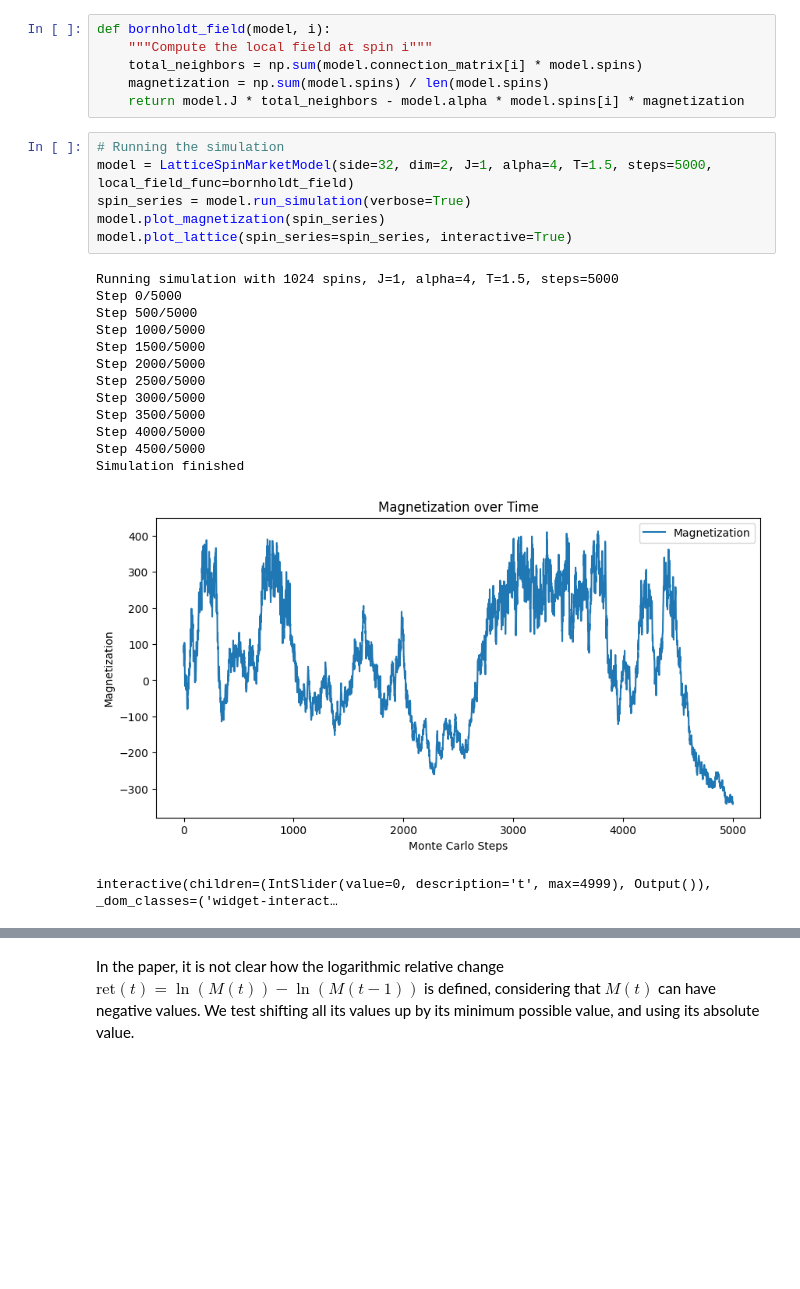
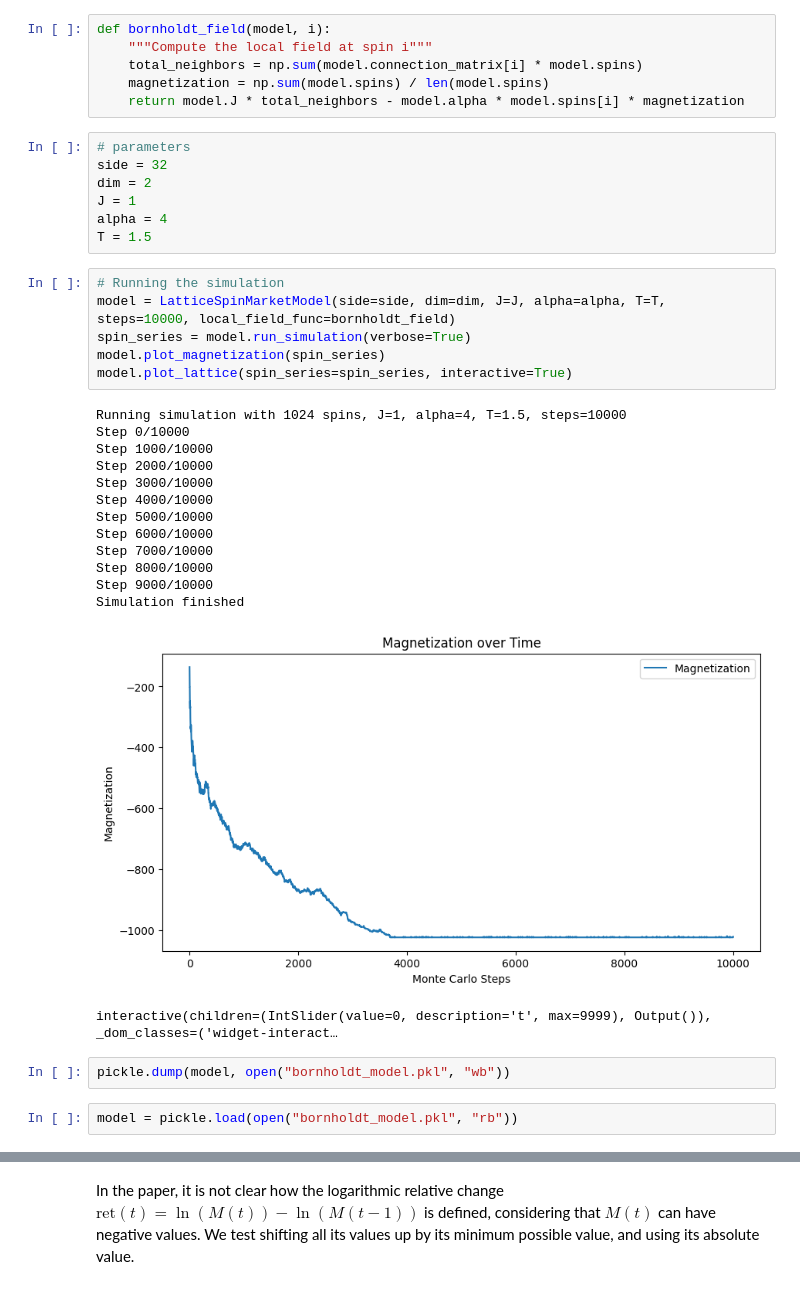
Before and after one commit to eghirardo/ising-markets, a Jupyter notebook: Code/Bornholdt.ipynb, the cells around one changed output, grey strips where cells are left out. Cells and saved outputs as stored; diff of their text form; blank space fills up the shorter version.

Commit message:
added logic for resuming simulations, continued reproducing results

```diff
--- a/Code/Bornholdt.ipynb
+++ b/Code/Bornholdt.ipynb
@@ -10,24 +11,35 @@ def bornholdt_field(model, i):
     total_neighbors = np.sum(model.connection_matrix[i] * model.spins)
     magnetization = np.sum(model.spins) / len(model.spins)
     return model.J * total_neighbors - model.alpha * model.spins[i] * magnetization
+# %%
+# parameters
+side = 32
+dim = 2
+J = 1
+alpha = 4
+T = 1.5
 # %%
 # Running the simulation
-model = LatticeSpinMarketModel(side=32, dim=2, J=1, alpha=4, T=1.5, steps=5000, local_field_func=bornholdt_field)
+model = LatticeSpinMarketModel(side=side, dim=dim, J=J, alpha=alpha, T=T, steps=10000, local_field_func=bornholdt_field)
 spin_series = model.run_simulation(verbose=True)
 model.plot_magnetization(spin_series)
 model.plot_lattice(spin_series=spin_series, interactive=True)
 # %% [output]
-Running simulation with 1024 spins, J=1, alpha=4, T=1.5, steps=5000
-Step 0/5000
-Step 500/5000
-Step 1000/5000
-Step 1500/5000
-Step 2000/5000
-Step 2500/5000
-Step 3000/5000
-Step 3500/5000
-Step 4000/5000
-Step 4500/5000
+Running simulation with 1024 spins, J=1, alpha=4, T=1.5, steps=10000
+Step 0/10000
+Step 1000/10000
+Step 2000/10000
+Step 3000/10000
+Step 4000/10000
+Step 5000/10000
+Step 6000/10000
+Step 7000/10000
+Step 8000/10000
+Step 9000/10000
 Simulation finished
-[figure, old version]
+[figure, new version]
-interactive(children=(IntSlider(value=0, description='t', max=4999), Output()), _dom_classes=('widget-interact…
+interactive(children=(IntSlider(value=0, description='t', max=9999), Output()), _dom_classes=('widget-interact…
+# %%
+pickle.dump(model, open("bornholdt_model.pkl", "wb"))
+# %%
+model = pickle.load(open("bornholdt_model.pkl", "rb"))
```
Also changed, not shown: parts of 6 cells of this notebook, 8 other files.
